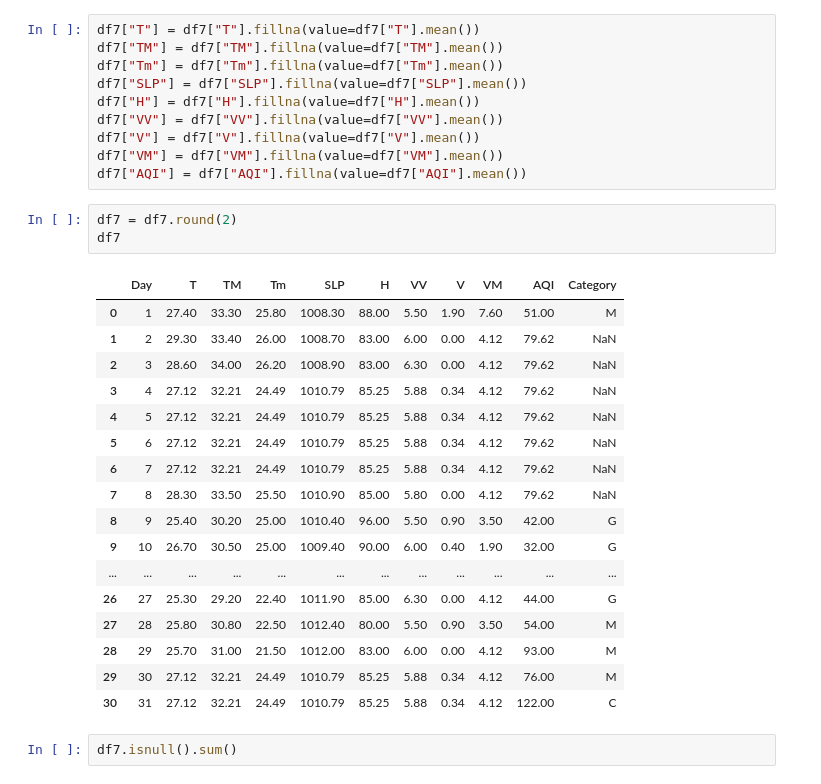
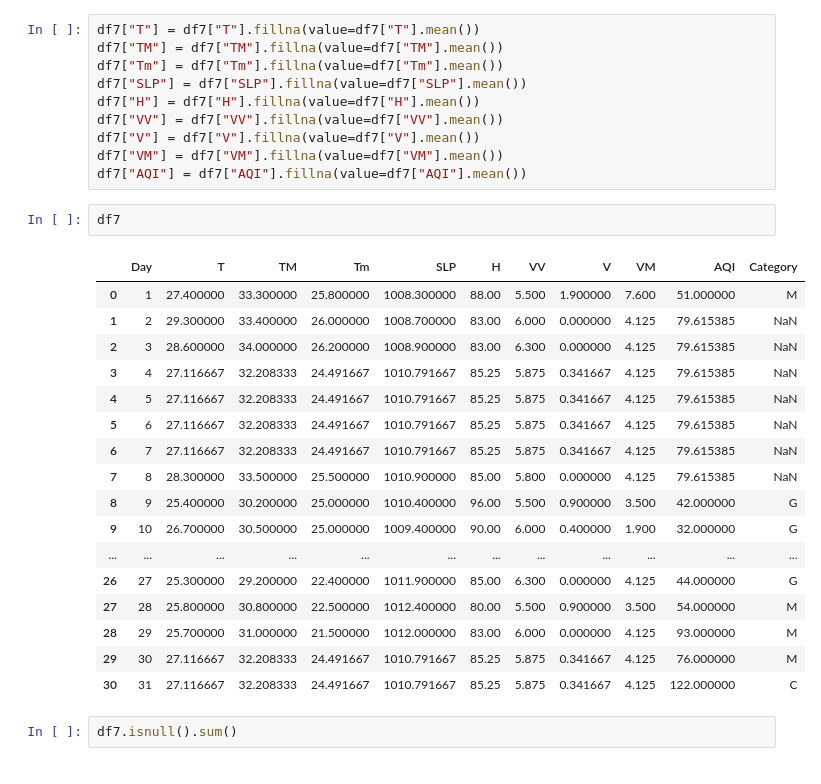
Before and after one commit to RuttonSarker/Prediction-of-Air-Quality-Index-in-Bangladesh-Using-Machine-Learning-Techniques, a Jupyter notebook: Khulna/KHULNA 2019 FE.ipynb, the cells around one changed output. Saved outputs shown, nothing was run; the diff lists cells and outputs as text.

```diff
--- a/Khulna/KHULNA 2019 FE.ipynb
+++ b/Khulna/KHULNA 2019 FE.ipynb
@@ -703,26 +697,25 @@ df7["V"] = df7["V"].fillna(value=df7["V"].mean())
 df7["VM"] = df7["VM"].fillna(value=df7["VM"].mean())
 df7["AQI"] = df7["AQI"].fillna(value=df7["AQI"].mean())
 # %%
-df7 = df7.round(2)
 df7
 # %% [output]
 |  | Day | T | TM | Tm | SLP | H | VV | V | VM | AQI | Category |
-| 0 | 1 | 27.40 | 33.30 | 25.80 | 1008.30 | 88.00 | 5.50 | 1.90 | 7.60 | 51.00 | M |
-| 1 | 2 | 29.30 | 33.40 | 26.00 | 1008.70 | 83.00 | 6.00 | 0.00 | 4.12 | 79.62 | NaN |
-| 2 | 3 | 28.60 | 34.00 | 26.20 | 1008.90 | 83.00 | 6.30 | 0.00 | 4.12 | 79.62 | NaN |
-| 3 | 4 | 27.12 | 32.21 | 24.49 | 1010.79 | 85.25 | 5.88 | 0.34 | 4.12 | 79.62 | NaN |
-| 4 | 5 | 27.12 | 32.21 | 24.49 | 1010.79 | 85.25 | 5.88 | 0.34 | 4.12 | 79.62 | NaN |
-| 5 | 6 | 27.12 | 32.21 | 24.49 | 1010.79 | 85.25 | 5.88 | 0.34 | 4.12 | 79.62 | NaN |
-| 6 | 7 | 27.12 | 32.21 | 24.49 | 1010.79 | 85.25 | 5.88 | 0.34 | 4.12 | 79.62 | NaN |
-| 7 | 8 | 28.30 | 33.50 | 25.50 | 1010.90 | 85.00 | 5.80 | 0.00 | 4.12 | 79.62 | NaN |
-| 8 | 9 | 25.40 | 30.20 | 25.00 | 1010.40 | 96.00 | 5.50 | 0.90 | 3.50 | 42.00 | G |
-| 9 | 10 | 26.70 | 30.50 | 25.00 | 1009.40 | 90.00 | 6.00 | 0.40 | 1.90 | 32.00 | G |
+| 0 | 1 | 27.400000 | 33.300000 | 25.800000 | 1008.300000 | 88.00 | 5.500 | 1.900000 | 7.600 | 51.000000 | M |
+| 1 | 2 | 29.300000 | 33.400000 | 26.000000 | 1008.700000 | 83.00 | 6.000 | 0.000000 | 4.125 | 79.615385 | NaN |
+| 2 | 3 | 28.600000 | 34.000000 | 26.200000 | 1008.900000 | 83.00 | 6.300 | 0.000000 | 4.125 | 79.615385 | NaN |
+| 3 | 4 | 27.116667 | 32.208333 | 24.491667 | 1010.791667 | 85.25 | 5.875 | 0.341667 | 4.125 | 79.615385 | NaN |
+| 4 | 5 | 27.116667 | 32.208333 | 24.491667 | 1010.791667 | 85.25 | 5.875 | 0.341667 | 4.125 | 79.615385 | NaN |
+| 5 | 6 | 27.116667 | 32.208333 | 24.491667 | 1010.791667 | 85.25 | 5.875 | 0.341667 | 4.125 | 79.615385 | NaN |
+| 6 | 7 | 27.116667 | 32.208333 | 24.491667 | 1010.791667 | 85.25 | 5.875 | 0.341667 | 4.125 | 79.615385 | NaN |
+| 7 | 8 | 28.300000 | 33.500000 | 25.500000 | 1010.900000 | 85.00 | 5.800 | 0.000000 | 4.125 | 79.615385 | NaN |
+| 8 | 9 | 25.400000 | 30.200000 | 25.000000 | 1010.400000 | 96.00 | 5.500 | 0.900000 | 3.500 | 42.000000 | G |
+| 9 | 10 | 26.700000 | 30.500000 | 25.000000 | 1009.400000 | 90.00 | 6.000 | 0.400000 | 1.900 | 32.000000 | G |
 | ... | ... | ... | ... | ... | ... | ... | ... | ... | ... | ... | ... |
-| 26 | 27 | 25.30 | 29.20 | 22.40 | 1011.90 | 85.00 | 6.30 | 0.00 | 4.12 | 44.00 | G |
-| 27 | 28 | 25.80 | 30.80 | 22.50 | 1012.40 | 80.00 | 5.50 | 0.90 | 3.50 | 54.00 | M |
-| 28 | 29 | 25.70 | 31.00 | 21.50 | 1012.00 | 83.00 | 6.00 | 0.00 | 4.12 | 93.00 | M |
-| 29 | 30 | 27.12 | 32.21 | 24.49 | 1010.79 | 85.25 | 5.88 | 0.34 | 4.12 | 76.00 | M |
-| 30 | 31 | 27.12 | 32.21 | 24.49 | 1010.79 | 85.25 | 5.88 | 0.34 | 4.12 | 122.00 | C |
+| 26 | 27 | 25.300000 | 29.200000 | 22.400000 | 1011.900000 | 85.00 | 6.300 | 0.000000 | 4.125 | 44.000000 | G |
+| 27 | 28 | 25.800000 | 30.800000 | 22.500000 | 1012.400000 | 80.00 | 5.500 | 0.900000 | 3.500 | 54.000000 | M |
+| 28 | 29 | 25.700000 | 31.000000 | 21.500000 | 1012.000000 | 83.00 | 6.000 | 0.000000 | 4.125 | 93.000000 | M |
+| 29 | 30 | 27.116667 | 32.208333 | 24.491667 | 1010.791667 | 85.25 | 5.875 | 0.341667 | 4.125 | 76.000000 | M |
+| 30 | 31 | 27.116667 | 32.208333 | 24.491667 | 1010.791667 | 85.25 | 5.875 | 0.341667 | 4.125 | 122.000000 | C |
 # %%
 df7.isnull().sum()
 # %% [output]
```
Also changed, not shown: parts of 12 cells of this notebook, 2 other files.
